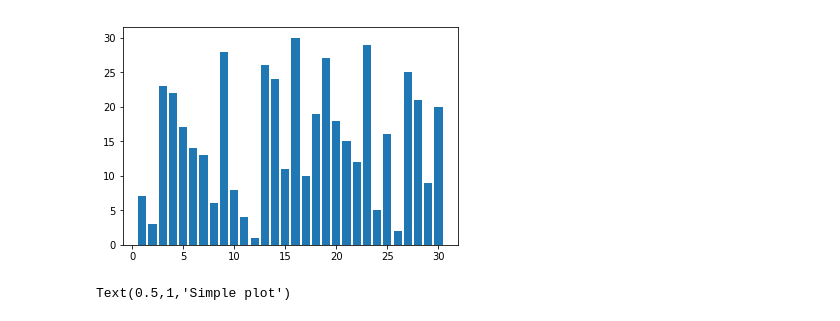
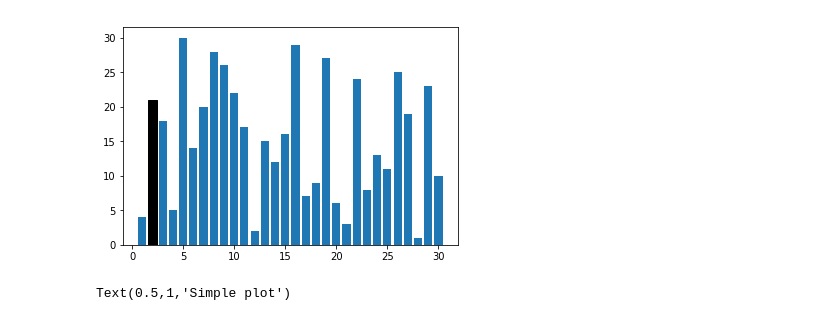
Before and after one commit to Hansimov/pyani, a Jupyter notebook: sort/sort.ipynb, the cells around one changed output. Drawn from its saved outputs; the diff is of its cells as text; code cells hidden in the pictures.

```diff
--- a/sort/sort.ipynb
+++ b/sort/sort.ipynb
@@ -1,16 +1,17 @@
 # %%
 import numpy as np
 import matplotlib.pyplot as plt
 import random
 
 len = 30
 x = np.arange(1,len+1)
 y = np.arange(1,len+1)
 random.shuffle(y)
-plt.bar(x,y)
+barplot = plt.bar(x,y)
+barplot[1].set_color('black')
 plt.show()
 # %% [output]
-[figure, old version]
+[figure, new version]
 # %%
 x = np.linspace(0, 2*np.pi, 400)
 y = np.sin(x**2)
```
Also changed, not shown: parts of 3 cells of this notebook, 14 other files.
